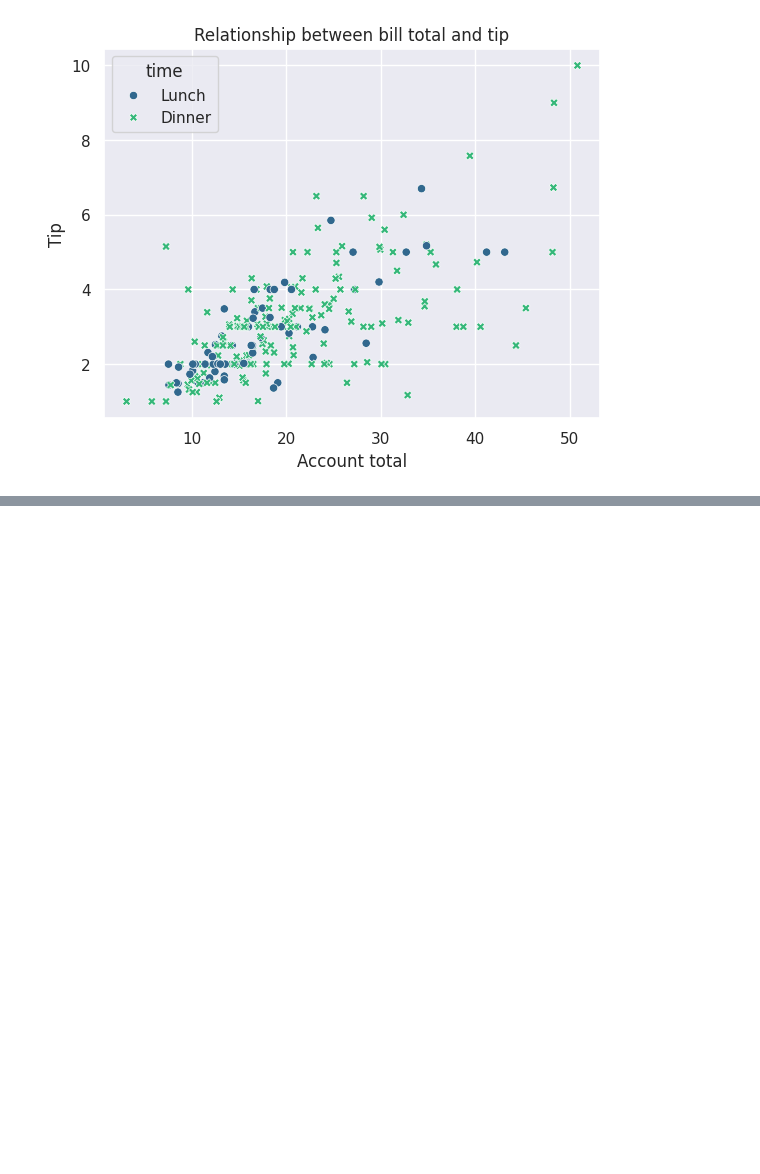
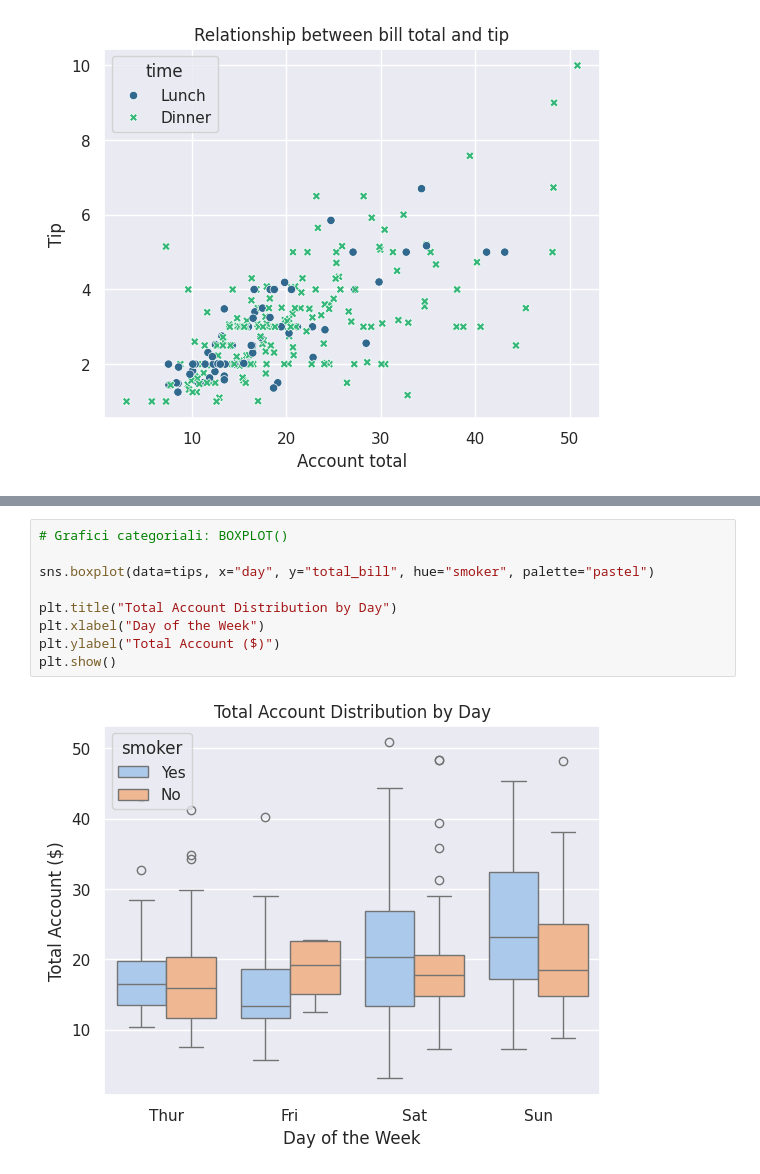
Before and after one commit to vittyGalaxy/py-training, a Jupyter notebook: Pandas, Matplotlib, Seaborn.ipynb, the cells around one changed output, grey strips where cells are left out. Drawn from its saved outputs; the diff is of its cells as text; blank space fills up the shorter version.

```diff
--- a/Pandas, Matplotlib, Seaborn.ipynb
+++ b/Pandas, Matplotlib, Seaborn.ipynb
@@ -501,0 +553,11 @@ plt.show()
+# %%
+# Grafici categoriali: BOXPLOT()
+
+sns.boxplot(data=tips, x="day", y="total_bill", hue="smoker", palette="pastel")
+
+plt.title("Total Account Distribution by Day")
+plt.xlabel("Day of the Week")
+plt.ylabel("Total Account ($)")
+plt.show()
+# %% [output]
+[figure, added]
```
Also changed, not shown: parts of 7 cells of this notebook.
